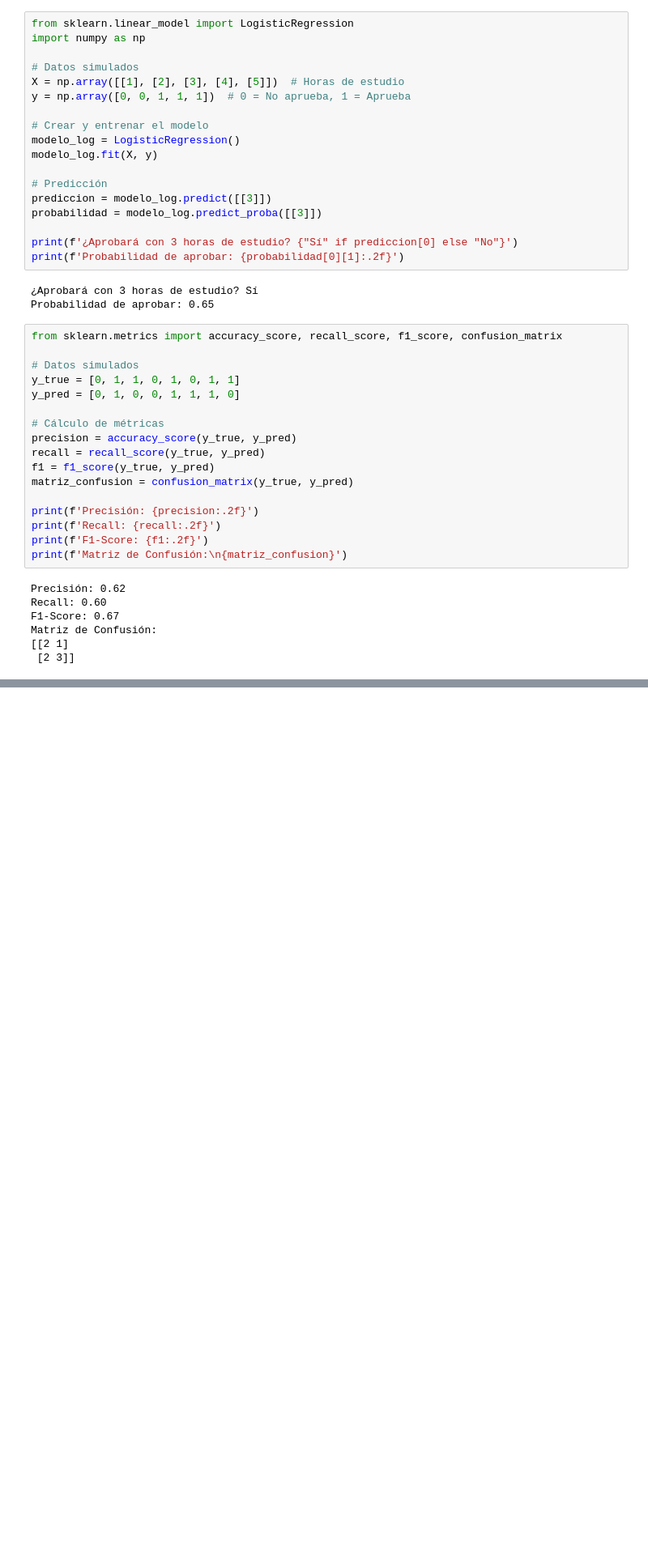
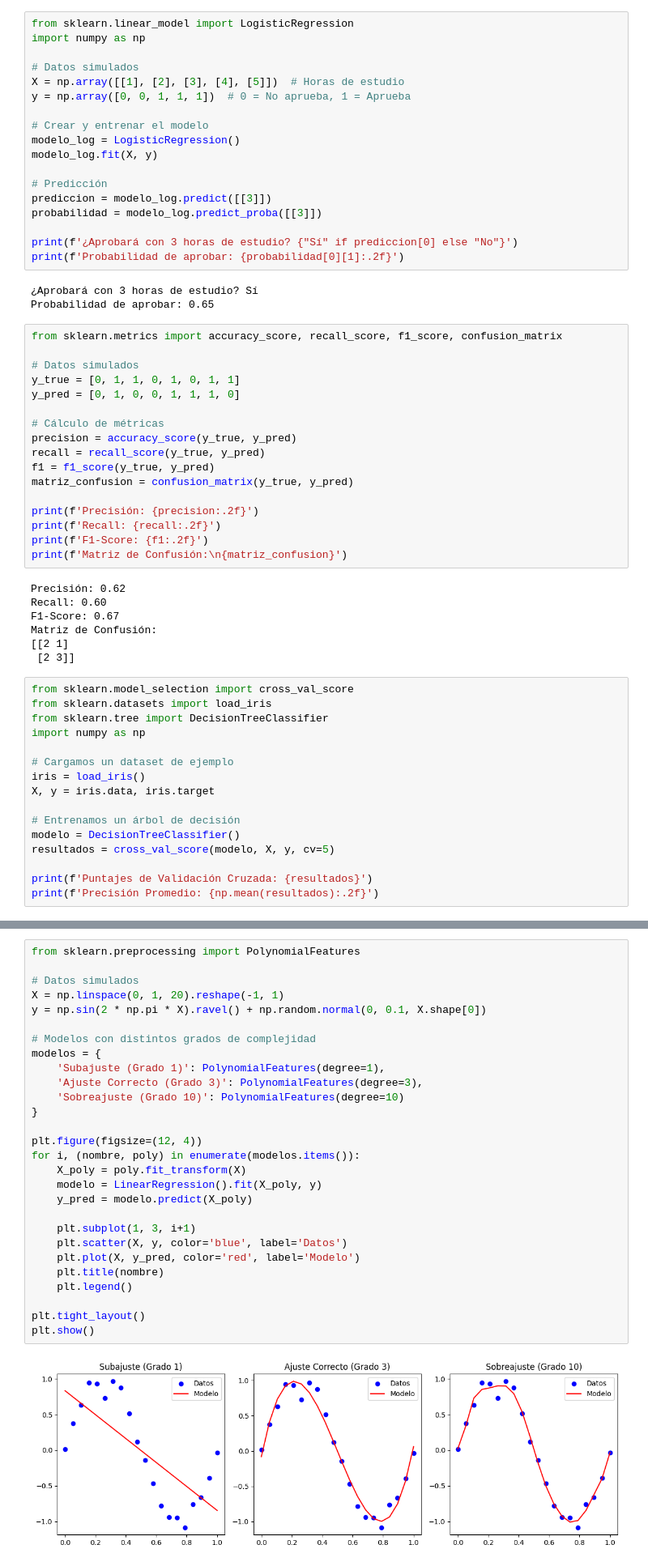
Before and after one commit to ivanmaldoc/CODIGOS-U3, a Jupyter notebook: script_u3.ipynb, the cells around one changed output, grey strips where cells are left out. Shown at 81% size. Drawn from its saved outputs; the diff is of its cells as text; blank space fills up the shorter version.

```diff
--- a/script_u3.ipynb
+++ b/script_u3.ipynb
@@ -74,3 +74,19 @@ F1-Score: 0.67
 Matriz de Confusión:
 [[2 1]
  [2 3]]
+# %%
+from sklearn.model_selection import cross_val_score
+from sklearn.datasets import load_iris
+from sklearn.tree import DecisionTreeClassifier
+import numpy as np
+
+# Cargamos un dataset de ejemplo
+iris = load_iris()
+X, y = iris.data, iris.target
+
+# Entrenamos un árbol de decisión
+modelo = DecisionTreeClassifier()
+resultados = cross_val_score(modelo, X, y, cv=5)
+
+print(f'Puntajes de Validación Cruzada: {resultados}')
+print(f'Precisión Promedio: {np.mean(resultados):.2f}')
@@ -76,0 +122,30 @@ Matriz de Confusión:
+# %%
+from sklearn.preprocessing import PolynomialFeatures
+
+# Datos simulados
+X = np.linspace(0, 1, 20).reshape(-1, 1)
+y = np.sin(2 * np.pi * X).ravel() + np.random.normal(0, 0.1, X.shape[0])
+
+# Modelos con distintos grados de complejidad
+modelos = {
+    'Subajuste (Grado 1)': PolynomialFeatures(degree=1),
+    'Ajuste Correcto (Grado 3)': PolynomialFeatures(degree=3),
+    'Sobreajuste (Grado 10)': PolynomialFeatures(degree=10)
+}
+
+plt.figure(figsize=(12, 4))
+for i, (nombre, poly) in enumerate(modelos.items()):
+    X_poly = poly.fit_transform(X)
+    modelo = LinearRegression().fit(X_poly, y)
+    y_pred = modelo.predict(X_poly)
+
+    plt.subplot(1, 3, i+1)
+    plt.scatter(X, y, color='blue', label='Datos')
+    plt.plot(X, y_pred, color='red', label='Modelo')
+    plt.title(nombre)
+    plt.legend()
+
+plt.tight_layout()
+plt.show()
+# %% [output]
+[figure, added]
```
Also changed, not shown: parts of 3 cells of this notebook.
